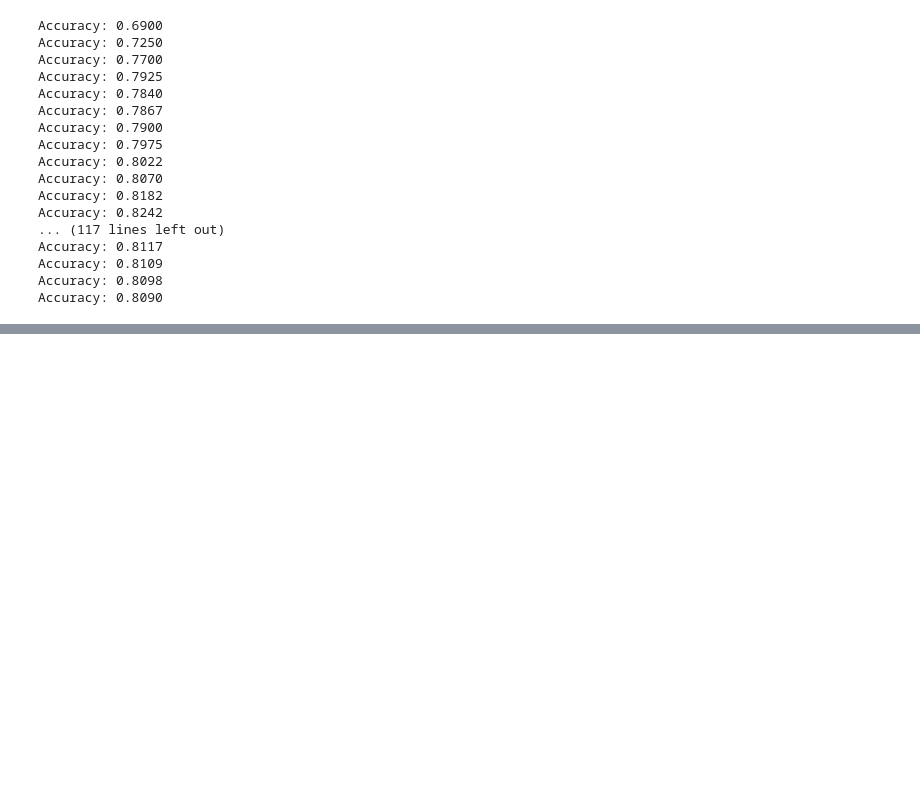
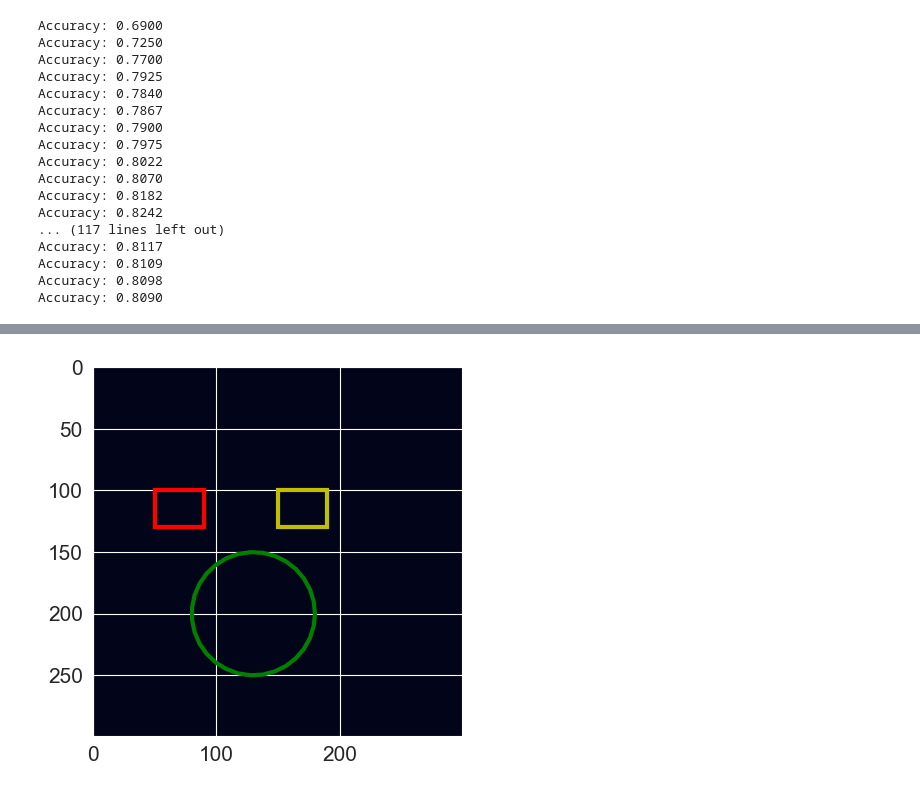
Before and after one commit to aditya0by0/stream-viz, a Jupyter notebook: notebooks/ConceptDrift.ipynb, the cells around one changed output, grey strips where cells are left out. Drawn from its saved outputs; the diff is of its cells as text; code cells hidden in the pictures; blank space fills up the shorter version.

```diff
--- a/notebooks/ConceptDrift.ipynb
+++ b/notebooks/ConceptDrift.ipynb
@@ -181,0 +362,51 @@ Accuracy: 0.8090
+# %%
+import matplotlib.pyplot as plt
+import numpy as np
+import mplcursors
+from matplotlib.patches import Rectangle, Polygon
+
+fig, ax = plt.subplots(1, 1)
+im = np.zeros((300, 300))
+img = ax.imshow(im, interpolation="none")
+
+ax.add_patch(
+    Rectangle(
+        (50, 100),
+        40,
+        30,
+        linewidth=3,
+        edgecolor="r",
+        facecolor="none",
+        label="first rectangle",
+    )
+)
+ax.add_patch(
+    Rectangle(
+        (150, 100),
+        40,
+        30,
+        linewidth=3,
+        edgecolor="y",
+        facecolor="none",
+        label="second rectangle",
+    )
+)
+th = np.linspace(0, 2 * np.pi, 32)
+rad, cx, cy = 50, 130, 200
+ax.add_patch(
+    Polygon(
+        rad * np.c_[np.cos(th), np.sin(th)] + np.array([cx, cy]),
+        closed=True,
+        linewidth=3,
+        edgecolor="g",
+        facecolor="none",
+        label="a polygon\napproximating a circle",
+    )
+)
+
+cursor = mplcursors.cursor(ax.patches, hover=True)
+cursor.connect("add", lambda sel: sel.annotation.set(text=sel.artist.get_label()))
+
+plt.show()
+# %% [output]
+[figure, added]
```
Also changed, not shown: parts of 14 cells of this notebook.
